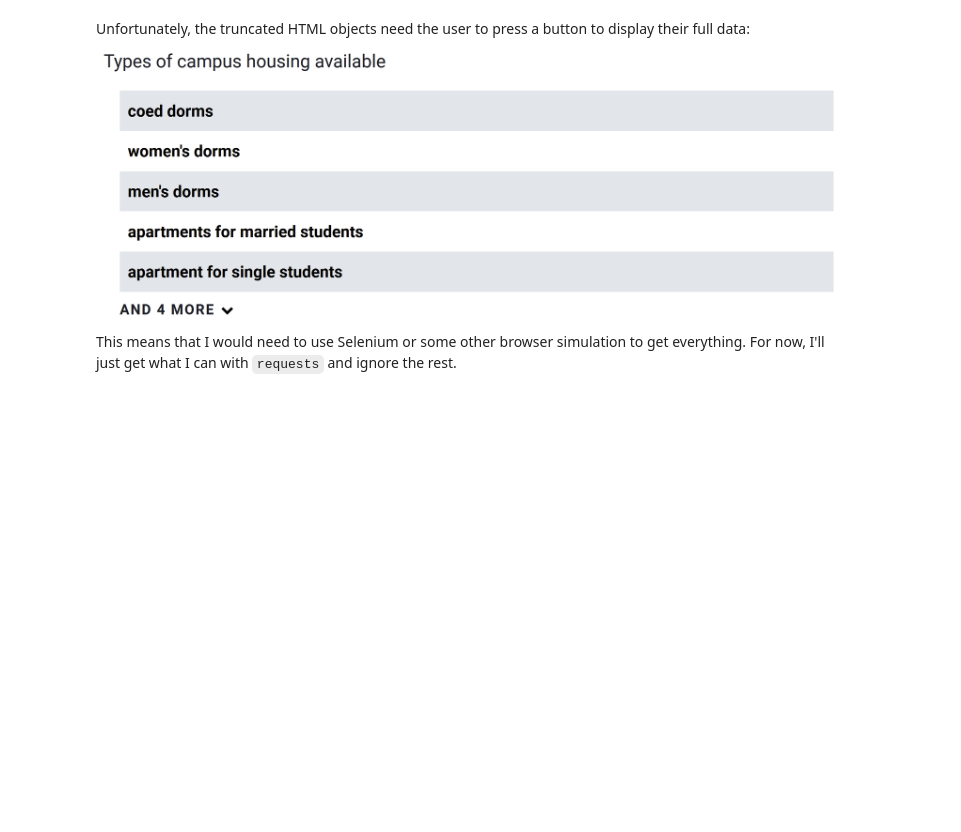
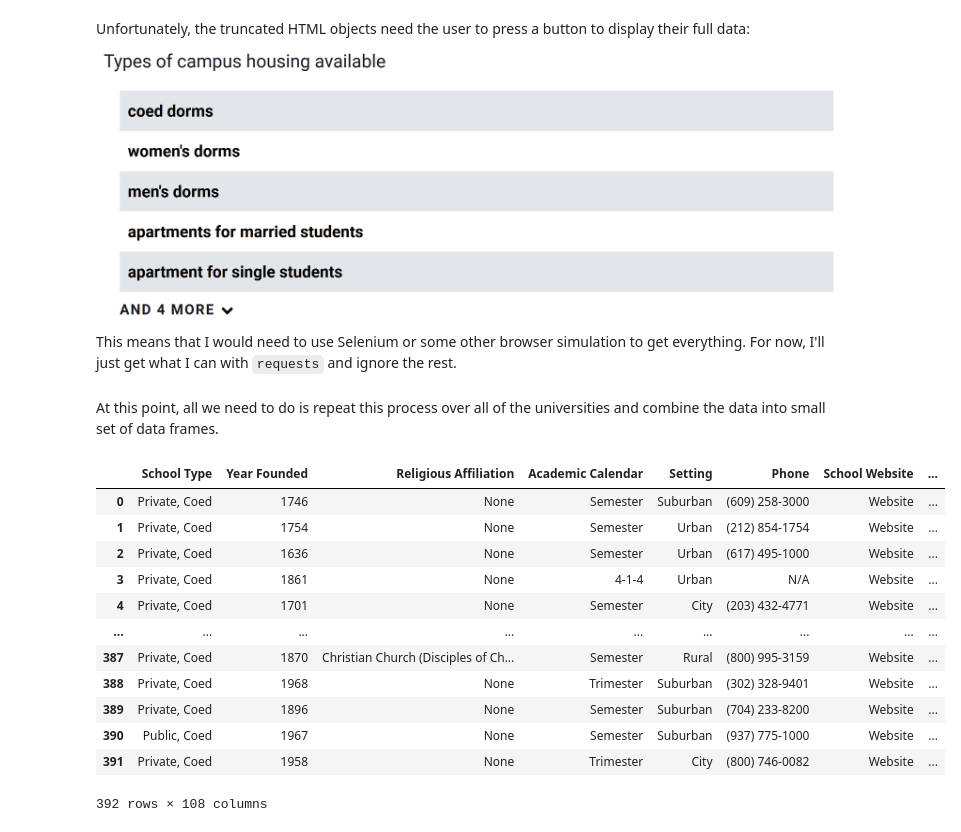
Before and after one commit to Aurathic/USNews-Colleges-Web-Scraper, a Jupyter notebook: python_web_scraper/web_scraping.ipynb, the cells around one changed output. Cells and saved outputs as stored; diff of their text form; code cells hidden in the pictures; blank space fills up the shorter version.

Commit message:
Scrape data for all universities, put in a single JSON file

```diff
--- a/python_web_scraper/web_scraping.ipynb
+++ b/python_web_scraper/web_scraping.ipynb
@@ -41,15 +47,20 @@ soup = get_soup_obj(links[0], "academics")
 For a lot of the data, we can just directly pull the key-value pair from a data row.
 # %%
+"""
+Returns a dictionary representing a row.
+"""
 def get_data_rows(soup_obj):
     datarows = soup_obj.select('div[class*="DataRow"]:not([class*="datarow-table"]):not([class*="pie-chart"])')
     # Exclude those with class 'pie-chart' or 'datarow-table', which are dealt with in different functions
+    ret = {}
     for d in datarows:
         if len(d.contents) == 2 and d.parent.name != "span" and \
         d.contents[1].text != "UNLOCK WITH COMPASS UNLOCK WITH COMPASS":
             # don't include things with 'span' parent because those are list elements
             # and are captured in get_truncated_data_table
             # also exclude data that I can't access because I'm not a premium user
-            print(d.contents[0].text + " ::: " + d.contents[1].text)
+            ret[d.contents[0].text] = d.contents[1].text
+    return ret
 
-get_data_rows(get_soup_obj(links[0], "rankings"))
+get_data_rows(get_soup_obj(links[0], ""))
 # %% [output]
@@ -203,3 +223,34 @@ get_tabular_tables(get_soup_obj(links[0], "student-life"))
 Unfortunately, the truncated HTML objects need the user to press a button to display their full data:
 ![image.png](attachment:5eb6ac79-1933-49ac-94c8-07cde4d39a20.png)
 This means that I would need to use Selenium or some other browser simulation to get everything. For now, I'll just get what I can with `requests` and ignore the rest.
+# %% [markdown]
+At this point, all we need to do is repeat this process over all of the universities and combine the data into small set of data frames.
+# %%
+pages = ["", "overall-rankings", "applying", "academics", "student-life", "paying", "campus-info"]
+
+def get_all_row_data():
+    row_data = []
+    for link in links:
+        univ_dict = {}
+        for page in pages:
+            univ_dict.update(get_data_rows(get_soup_obj(link, page)))
+        row_data.append(univ_dict)
+    return pd.DataFrame(row_data)
+
+rows = get_all_row_data()
+# %%
+rows
+# %% [output]
+|  | School Type | Year Founded | Religious Affiliation | Academic Calendar | Setting | Phone | School Website | ... |
+| 0 | Private, Coed | 1746 | None | Semester | Suburban | (609) 258-3000 | Website | ... |
+| 1 | Private, Coed | 1754 | None | Semester | Urban | (212) 854-1754 | Website | ... |
+| 2 | Private, Coed | 1636 | None | Semester | Urban | (617) 495-1000 | Website | ... |
+| 3 | Private, Coed | 1861 | None | 4-1-4 | Urban | N/A | Website | ... |
+| 4 | Private, Coed | 1701 | None | Semester | City | (203) 432-4771 | Website | ... |
+| ... | ... | ... | ... | ... | ... | ... | ... | ... |
+| 387 | Private, Coed | 1870 | Christian Church (Disciples of Ch... | Semester | Rural | (800) 995-3159 | Website | ... |
+| 388 | Private, Coed | 1968 | None | Trimester | Suburban | (302) 328-9401 | Website | ... |
+| 389 | Private, Coed | 1896 | None | Semester | Suburban | (704) 233-8200 | Website | ... |
+| 390 | Public, Coed | 1967 | None | Semester | Suburban | (937) 775-1000 | Website | ... |
+| 391 | Private, Coed | 1958 | None | Trimester | City | (800) 746-0082 | Website | ... |
+392 rows × 108 columns
```
Also changed, not shown: parts of 15 cells of this notebook, 1 other file.
